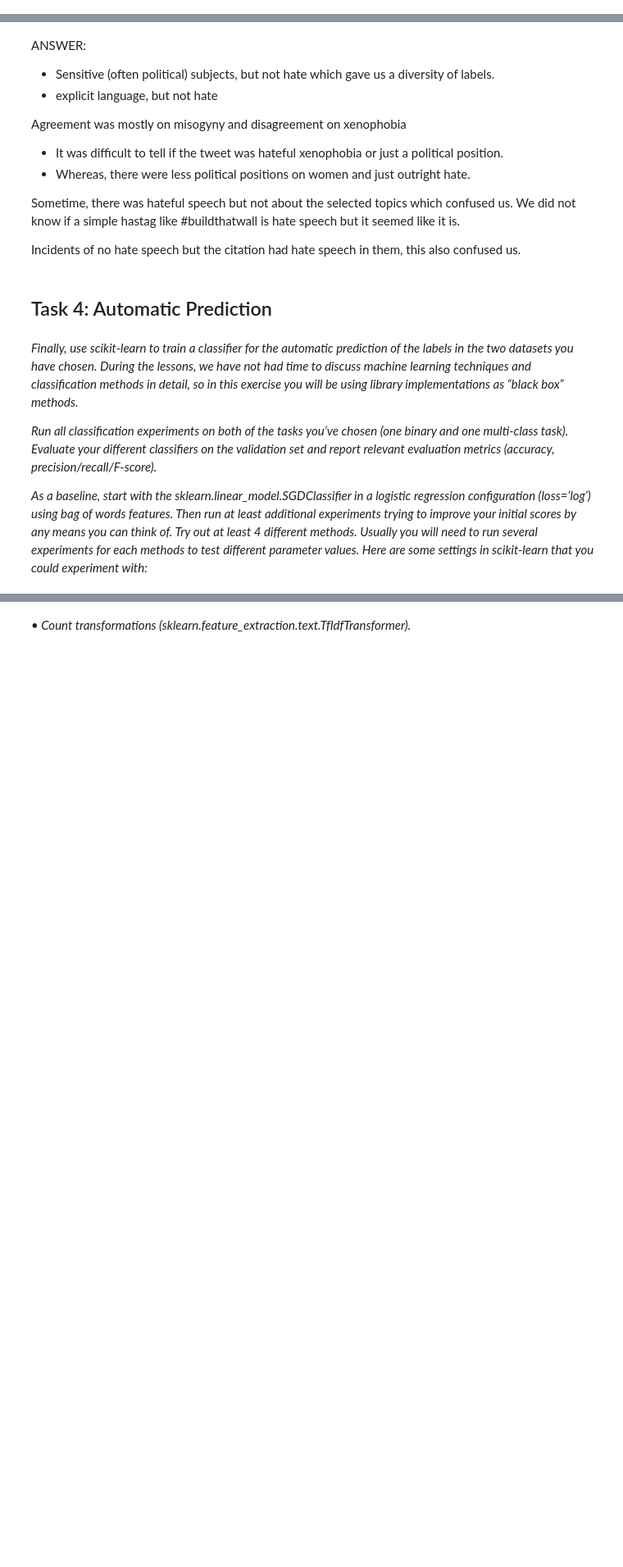
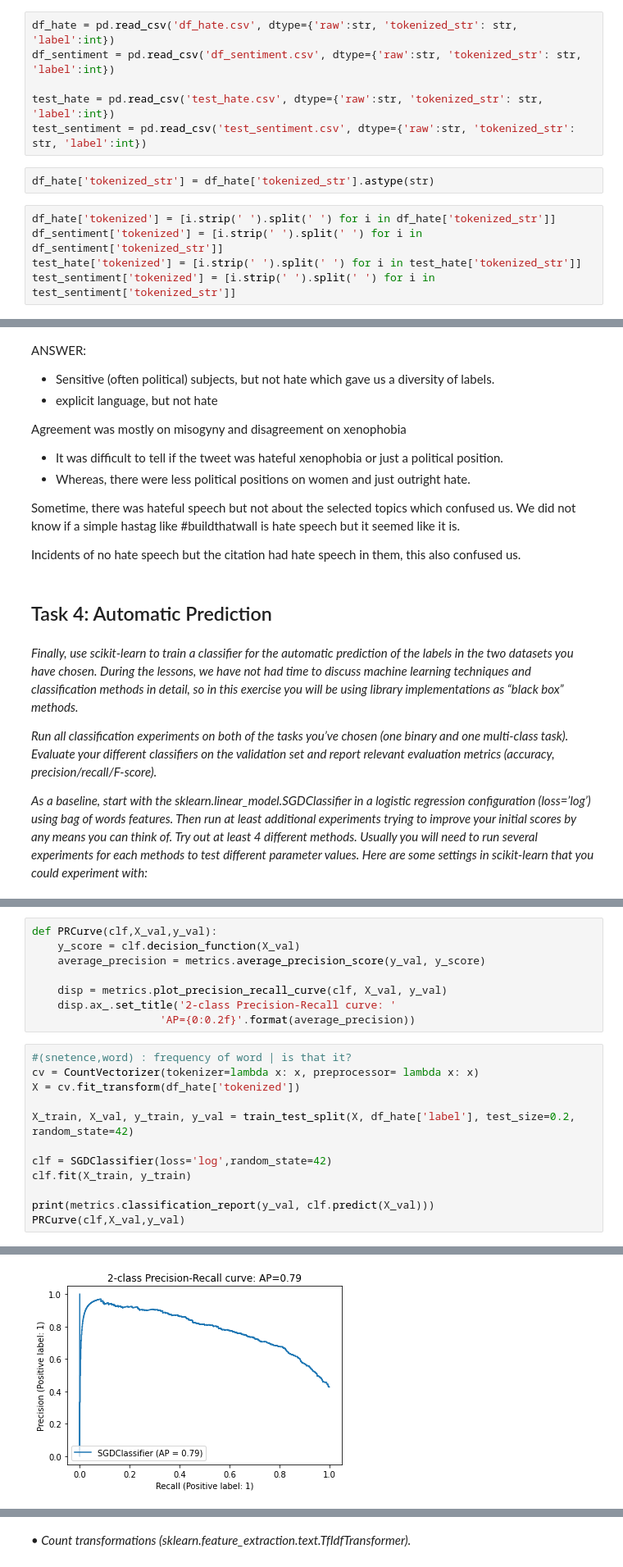
Before and after one commit to MarkusSibbesen/fyp2021p04g11, a Jupyter notebook: notebook.ipynb, the cells around one changed output, grey strips where cells are left out. Shown at 82% size. Cells and saved outputs as stored; diff of their text form; blank space fills up the shorter version.

```diff
--- a/notebook.ipynb
+++ b/notebook.ipynb
@@ -111,0 +166,13 @@ df_sentiment['tokenized'] = df_sentiment['raw'].apply(tknzr.tokenize)
+# %%
+df_hate = pd.read_csv('df_hate.csv', dtype={'raw':str, 'tokenized_str': str, 'label':int})
+df_sentiment = pd.read_csv('df_sentiment.csv', dtype={'raw':str, 'tokenized_str': str, 'label':int})
+
+test_hate = pd.read_csv('test_hate.csv', dtype={'raw':str, 'tokenized_str': str, 'label':int})
+test_sentiment = pd.read_csv('test_sentiment.csv', dtype={'raw':str, 'tokenized_str': str, 'label':int})
+# %%
+df_hate['tokenized_str'] = df_hate['tokenized_str'].astype(str)
+# %%
+df_hate['tokenized'] = [i.strip(' ').split(' ') for i in df_hate['tokenized_str']]
+df_sentiment['tokenized'] = [i.strip(' ').split(' ') for i in df_sentiment['tokenized_str']]
+test_hate['tokenized'] = [i.strip(' ').split(' ') for i in test_hate['tokenized_str']]
+test_sentiment['tokenized'] = [i.strip(' ').split(' ') for i in test_sentiment['tokenized_str']]
@@ -340,0 +441,21 @@ Incidents of no hate speech but the citation had hate speech in them, this also
+# %%
+def PRCurve(clf,X_val,y_val):
+    y_score = clf.decision_function(X_val)
+    average_precision = metrics.average_precision_score(y_val, y_score)
+
+    disp = metrics.plot_precision_recall_curve(clf, X_val, y_val)
+    disp.ax_.set_title('2-class Precision-Recall curve: '
+                    'AP={0:0.2f}'.format(average_precision))
+# %%
+#(snetence,word) : frequency of word | is that it?
+cv = CountVectorizer(tokenizer=lambda x: x, preprocessor= lambda x: x)
+X = cv.fit_transform(df_hate['tokenized'])
+
+X_train, X_val, y_train, y_val = train_test_split(X, df_hate['label'], test_size=0.2, random_state=42)
+
+clf = SGDClassifier(loss='log',random_state=42)
+clf.fit(X_train, y_train)
+
+print(metrics.classification_report(y_val, clf.predict(X_val)))
+PRCurve(clf,X_val,y_val)
+# %% [output]
@@ -340,0 +470 @@ Incidents of no hate speech but the citation had hate speech in them, this also
+[figure, added]
```
Also changed, not shown: parts of 68 cells of this notebook, 6 other files.
